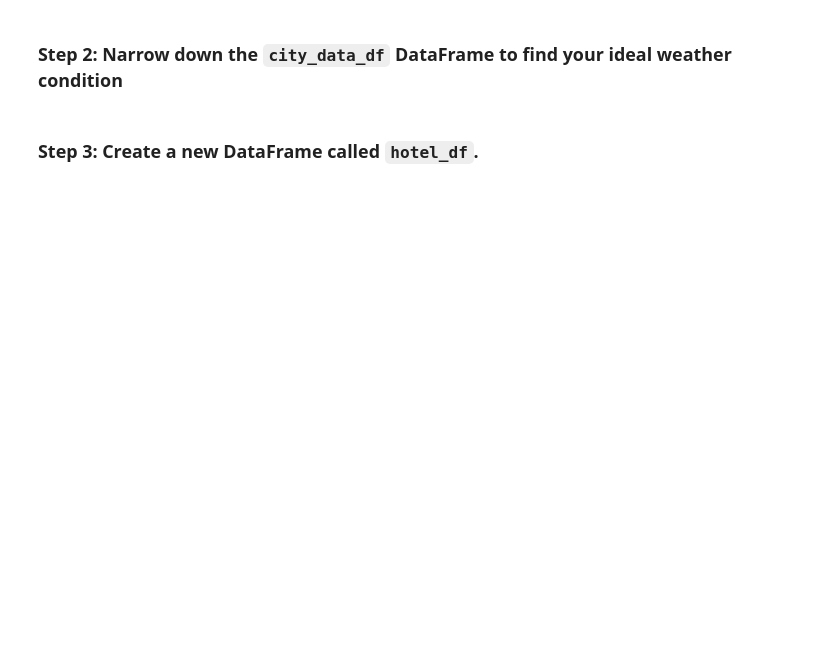
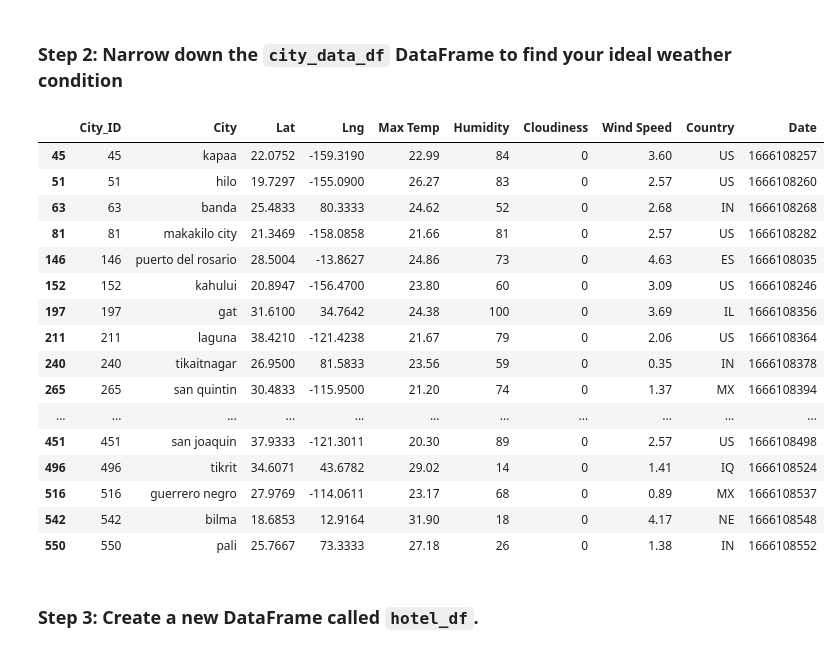
Before and after one commit to mattf4171/python-api-challenge, a Jupyter notebook: VacationPy.ipynb, the cells around one changed output. Saved outputs shown, nothing was run; the diff lists cells and outputs as text; code cells hidden in the pictures; blank space fills up the shorter version.

```diff
--- a/VacationPy.ipynb
+++ b/VacationPy.ipynb
@@ -53,12 +53,31 @@ map_plot
 ### Step 2: Narrow down the `city_data_df` DataFrame to find your ideal weather condition
 # %%
 # Narrow down cities that fit criteria and drop any results with null values
-# YOUR CODE HERE
-
+narrow_city_df = city_data_df[ (city_data_df['Max Temp'] >= 20) & (city_data_df['Max Temp'] <= 35) \
+                              & (city_data_df['Wind Speed'] < 5) \
+                              & (city_data_df['Cloudiness'] == 0) ].copy()
 # Drop any rows with null values
-city_data_df = city_data_df.dropna(inplace=True)
+narrow_city_df.dropna(axis=0, inplace=True)
 # Display sample data
-city_data_df.head()
+narrow_city_df
+# %% [output]
+|  | City_ID | City | Lat | Lng | Max Temp | Humidity | Cloudiness | Wind Speed | Country | Date |
+| 45 | 45 | kapaa | 22.0752 | -159.3190 | 22.99 | 84 | 0 | 3.60 | US | 1666108257 |
+| 51 | 51 | hilo | 19.7297 | -155.0900 | 26.27 | 83 | 0 | 2.57 | US | 1666108260 |
+| 63 | 63 | banda | 25.4833 | 80.3333 | 24.62 | 52 | 0 | 2.68 | IN | 1666108268 |
+| 81 | 81 | makakilo city | 21.3469 | -158.0858 | 21.66 | 81 | 0 | 2.57 | US | 1666108282 |
+| 146 | 146 | puerto del rosario | 28.5004 | -13.8627 | 24.86 | 73 | 0 | 4.63 | ES | 1666108035 |
+| 152 | 152 | kahului | 20.8947 | -156.4700 | 23.80 | 60 | 0 | 3.09 | US | 1666108246 |
+| 197 | 197 | gat | 31.6100 | 34.7642 | 24.38 | 100 | 0 | 3.69 | IL | 1666108356 |
+| 211 | 211 | laguna | 38.4210 | -121.4238 | 21.67 | 79 | 0 | 2.06 | US | 1666108364 |
+| 240 | 240 | tikaitnagar | 26.9500 | 81.5833 | 23.56 | 59 | 0 | 0.35 | IN | 1666108378 |
+| 265 | 265 | san quintin | 30.4833 | -115.9500 | 21.20 | 74 | 0 | 1.37 | MX | 1666108394 |
+| ... | ... | ... | ... | ... | ... | ... | ... | ... | ... | ... |
+| 451 | 451 | san joaquin | 37.9333 | -121.3011 | 20.30 | 89 | 0 | 2.57 | US | 1666108498 |
+| 496 | 496 | tikrit | 34.6071 | 43.6782 | 29.02 | 14 | 0 | 1.41 | IQ | 1666108524 |
+| 516 | 516 | guerrero negro | 27.9769 | -114.0611 | 23.17 | 68 | 0 | 0.89 | MX | 1666108537 |
+| 542 | 542 | bilma | 18.6853 | 12.9164 | 31.90 | 18 | 0 | 4.17 | NE | 1666108548 |
+| 550 | 550 | pali | 25.7667 | 73.3333 | 27.18 | 26 | 0 | 1.38 | IN | 1666108552 |
 # %% [markdown]
 ### Step 3: Create a new DataFrame called `hotel_df`.
 # %%
```
Also changed, not shown: parts of 2 cells of this notebook.
